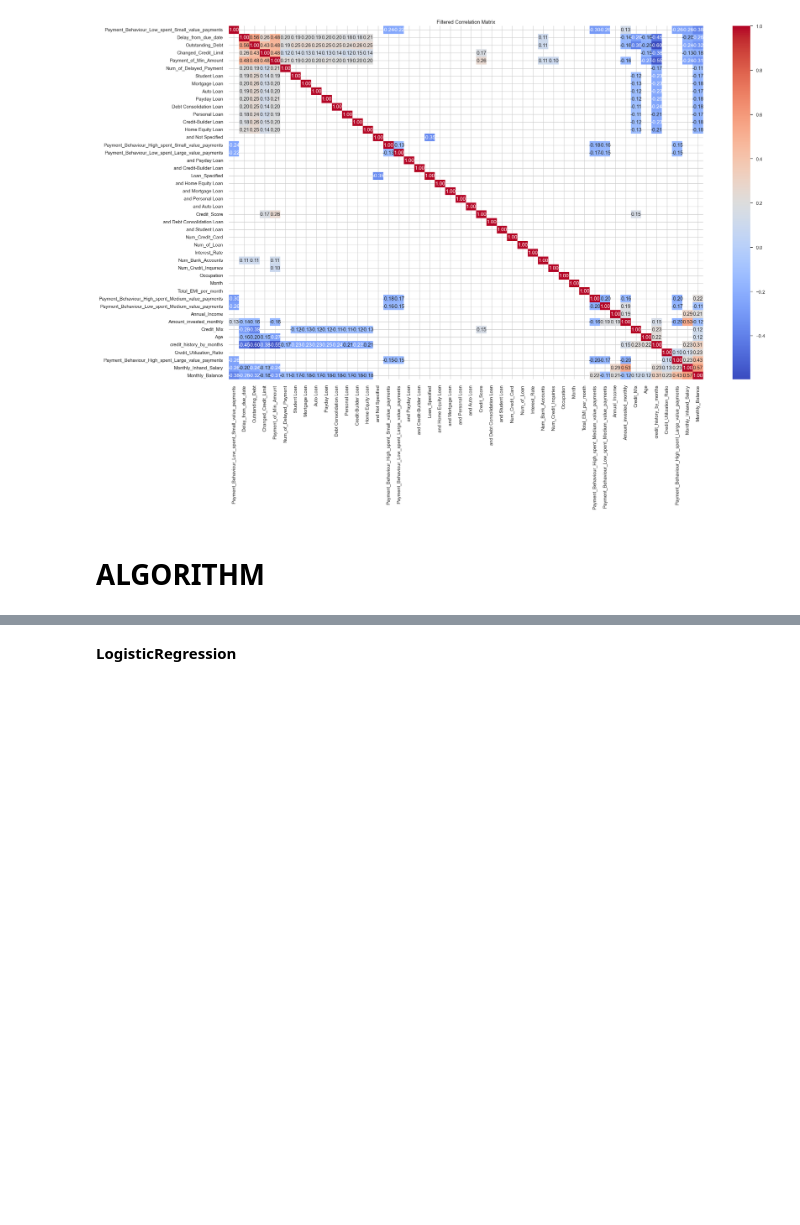
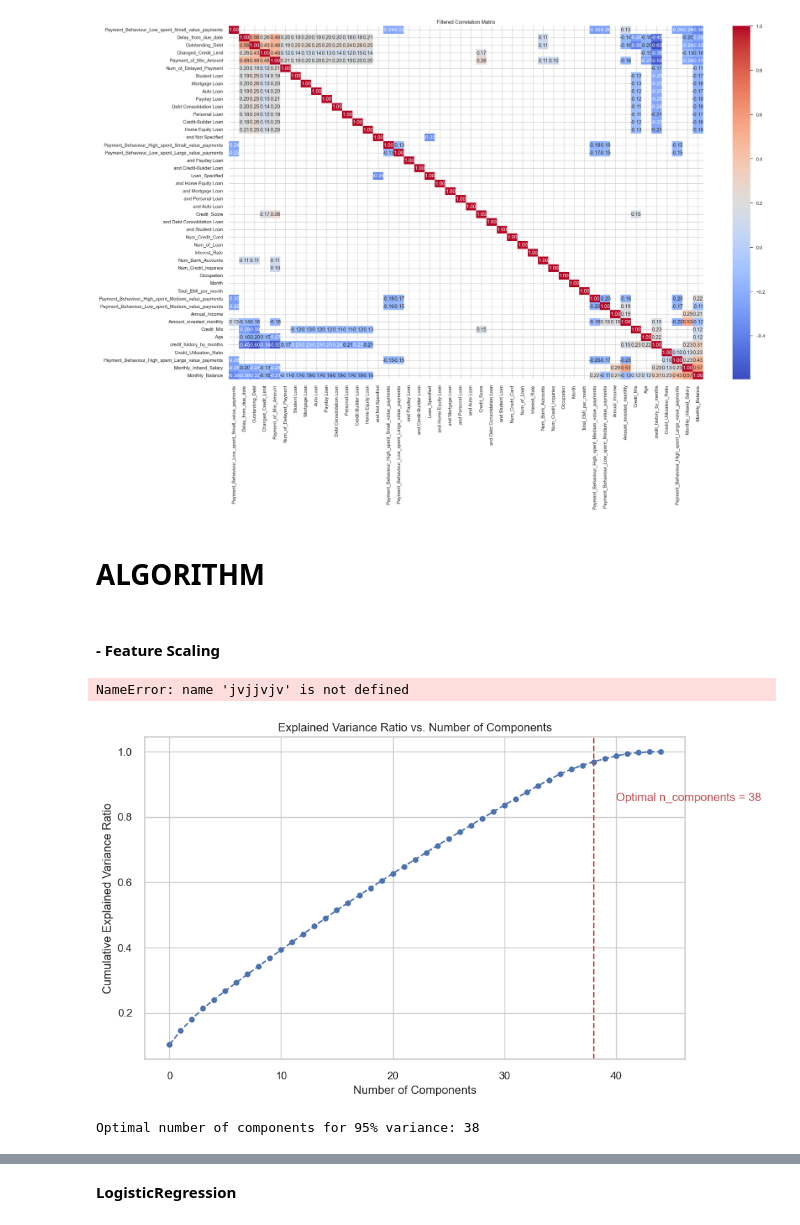
Before and after one commit to ishamel101/Credit-Score-Classification, a Jupyter notebook: Credit Score Classification.ipynb, the cells around one changed output, grey strips where cells are left out. Drawn from its saved outputs; the diff is of its cells as text; code cells hidden in the pictures; blank space fills up the shorter version.

```diff
--- a/Credit Score Classification.ipynb
+++ b/Credit Score Classification.ipynb
@@ -984,4 +985,4 @@ plt.show()
 x = data_training.drop('Credit_Score',axis=1)
 y = data_training['Credit_Score'].values
 
-x_train,x_test,y_train,y_test = train_test_split(x,y, test_size=0.25, random_state=45)
+X_train,X_test,y_train,y_test = train_test_split(x,y, test_size=0.25, random_state=45)
@@ -997,0 +989,6 @@ from sklearn.ensemble import GradientBoostingClassifier
+# %% [markdown]
+#### - Feature Scaling
+# %%
+print(jvjjvjv)
+# %% [output]
+NameError: name 'jvjjvjv' is not defined
@@ -997,0 +1005,40 @@ from sklearn.ensemble import GradientBoostingClassifier
+# %%
+# Initialize the Logistic Regression model with default hyperparameters
+log_reg = LogisticRegression()
+
+# Train the model on the training data
+log_reg.fit(X_train, y_train)
+
+# Predict on the test data
+y_pred = log_reg.predict(X_test)
+# %%
+# Standardize the features
+scaler = StandardScaler()
+X_train_scaled = scaler.fit_transform(X_train)
+
+# Initialize PCA
+pca = PCA()
+pca.fit(X_train_scaled)
+
+# Calculate cumulative explained variance ratio
+cumulative_variance_ratio = np.cumsum(pca.explained_variance_ratio_)
+
+# Plotting the explained variance ratio
+plt.figure(figsize=(10, 6))
+plt.plot(cumulative_variance_ratio, marker='o', linestyle='--', color='b')
+plt.xlabel('Number of Components')
+plt.ylabel('Cumulative Explained Variance Ratio')
+plt.title('Explained Variance Ratio vs. Number of Components')
+plt.grid(True)
+
+# Mark the optimal number of components
+optimal_n_components = np.argmax(cumulative_variance_ratio >= 0.95) + 1
+plt.axvline(x=optimal_n_components, color='r', linestyle='--')
+plt.text(optimal_n_components + 2, 0.85, f'Optimal n_components = {optimal_n_components}', color='r')
+
+plt.show()
+
+print(f"Optimal number of components for 95% variance: {optimal_n_components}")
+# %% [output]
+[figure, added]
+Optimal number of components for 95% variance: 38
```
Also changed, not shown: parts of 18 cells of this notebook.
